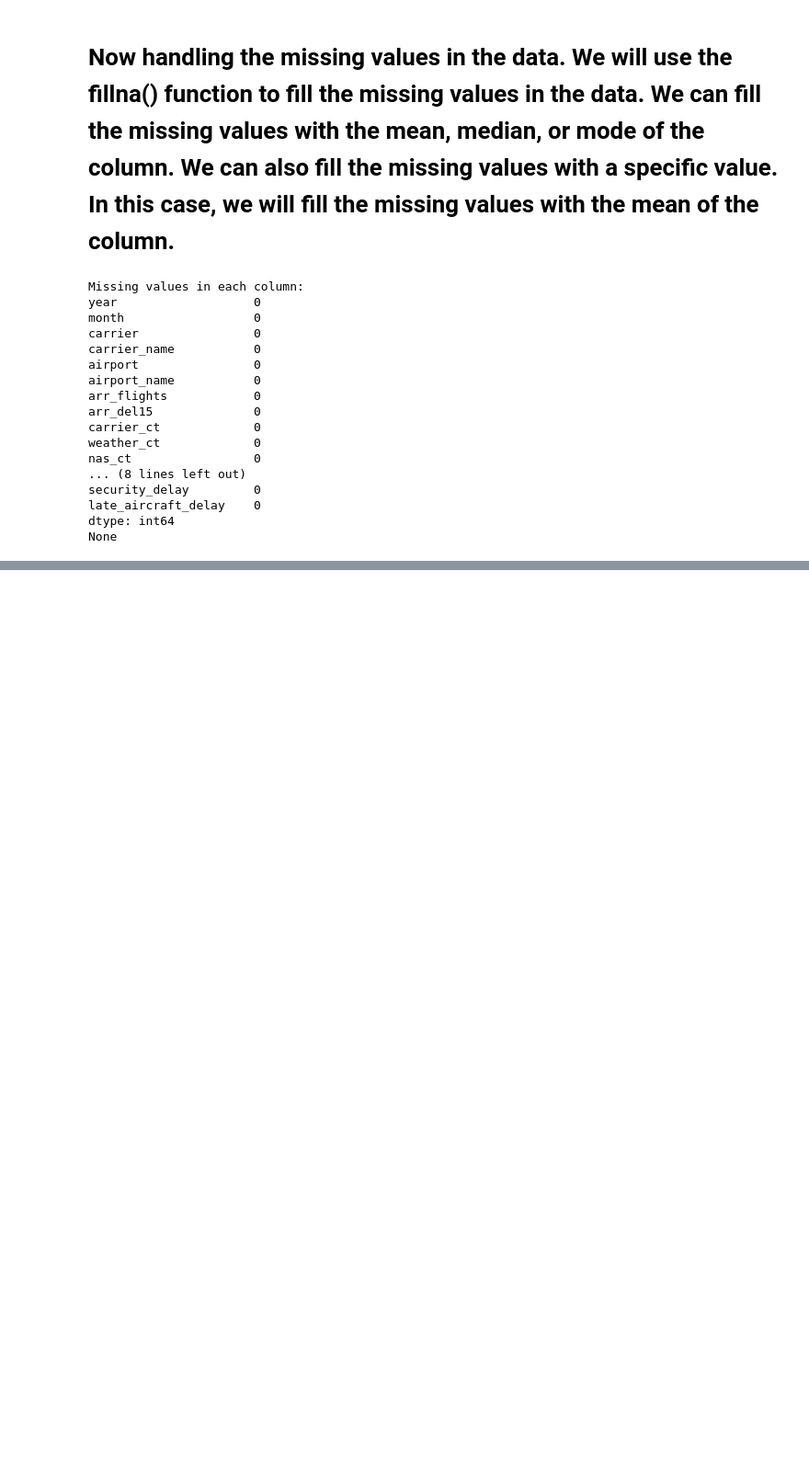
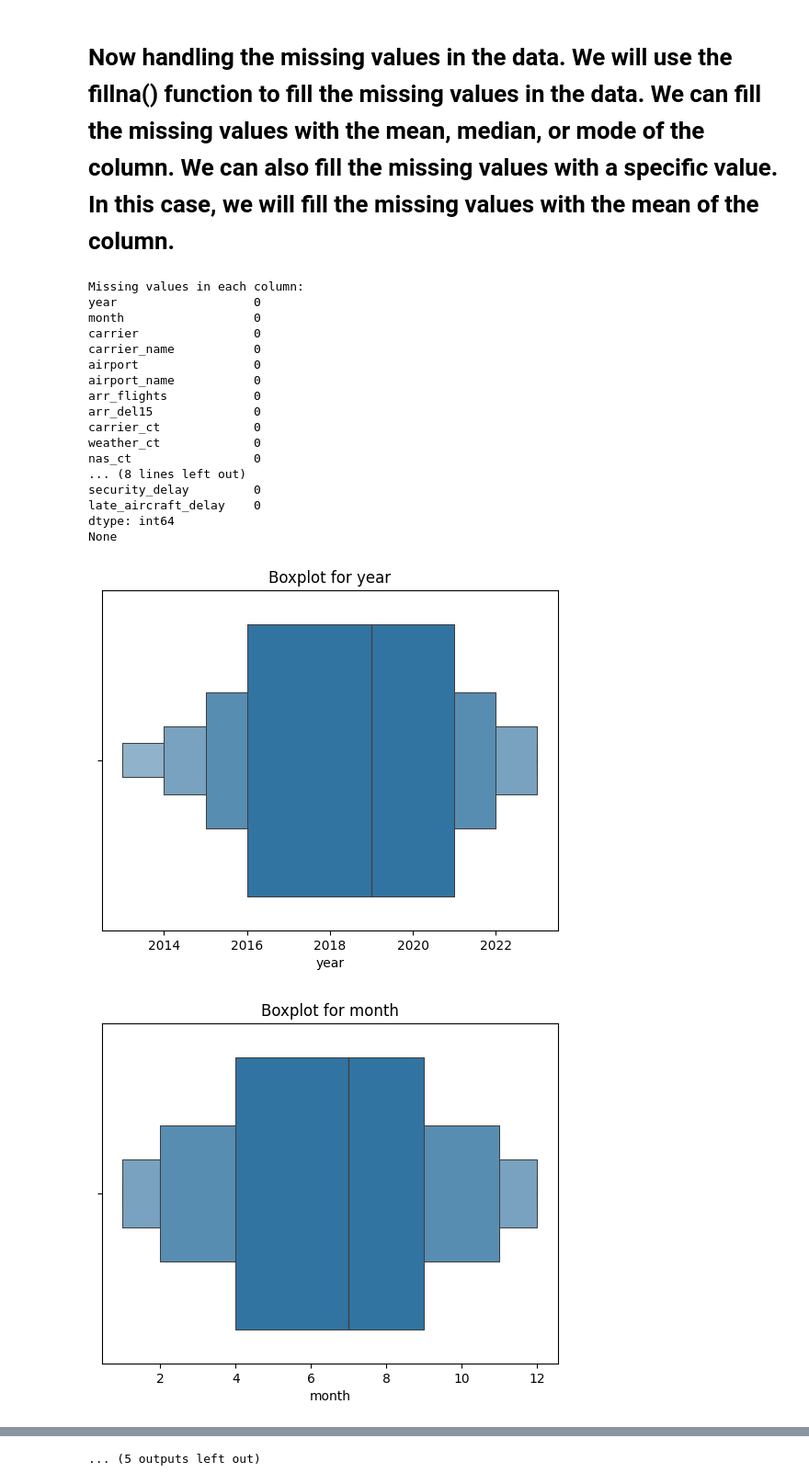
Before and after one commit to CresthaRaman/Flight-Delay, a Jupyter notebook: Pipeline.ipynb, the cells around one changed output, grey strips where cells are left out. Shown at 92% size. Saved outputs shown, nothing was run; the diff lists cells and outputs as text; code cells hidden in the pictures; blank space fills up the shorter version.

```diff
--- a/Pipeline.ipynb
+++ b/Pipeline.ipynb
@@ -66,8 +66,14 @@ late_aircraft_delay    0
 dtype: int64
 None
 # %%
-def boxplot(df):
+def boxenplot(df):
     numeric_cols = df.select_dtypes(include=['int64', 'float64']).columns
     for col in numeric_cols:
-        plt.subplot(1, 2, 1)
-        plt.boxplot(df[col])
+        sns.boxenplot(x=df[col])
+        plt.title(f"Boxplot for {col}")
+        plt.show()
+# %%
+boxenplot(df)
+# %% [output]
+[figure, added]
+[figure, added]
@@ -74 +90,2 @@ def boxplot(df):
+... (5 outputs left out)
 # %%
```
Also changed, not shown: parts of 4 cells of this notebook.
